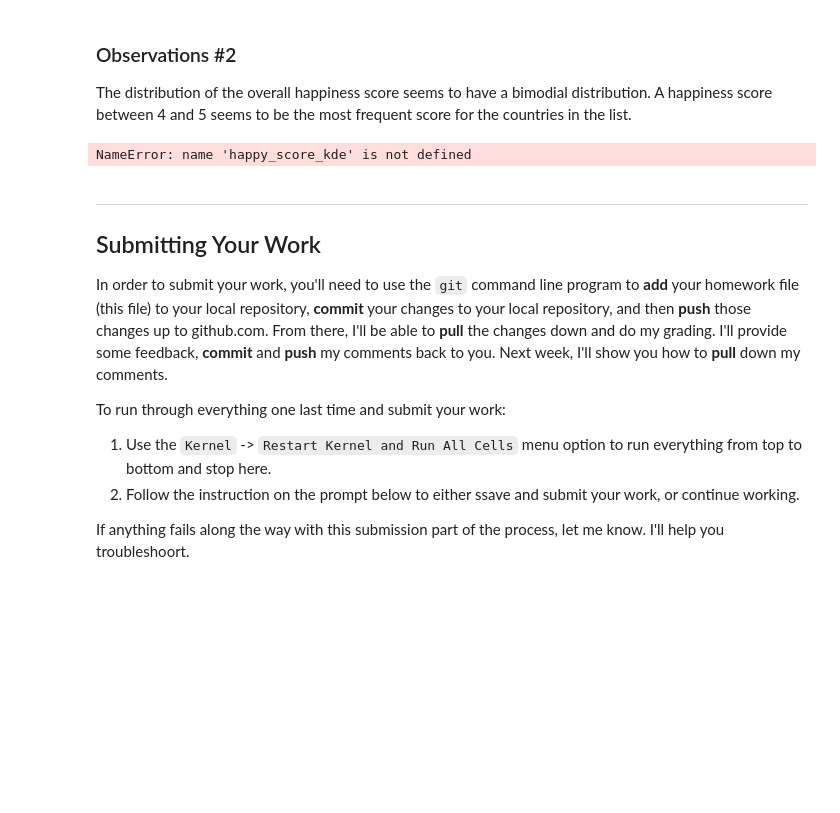
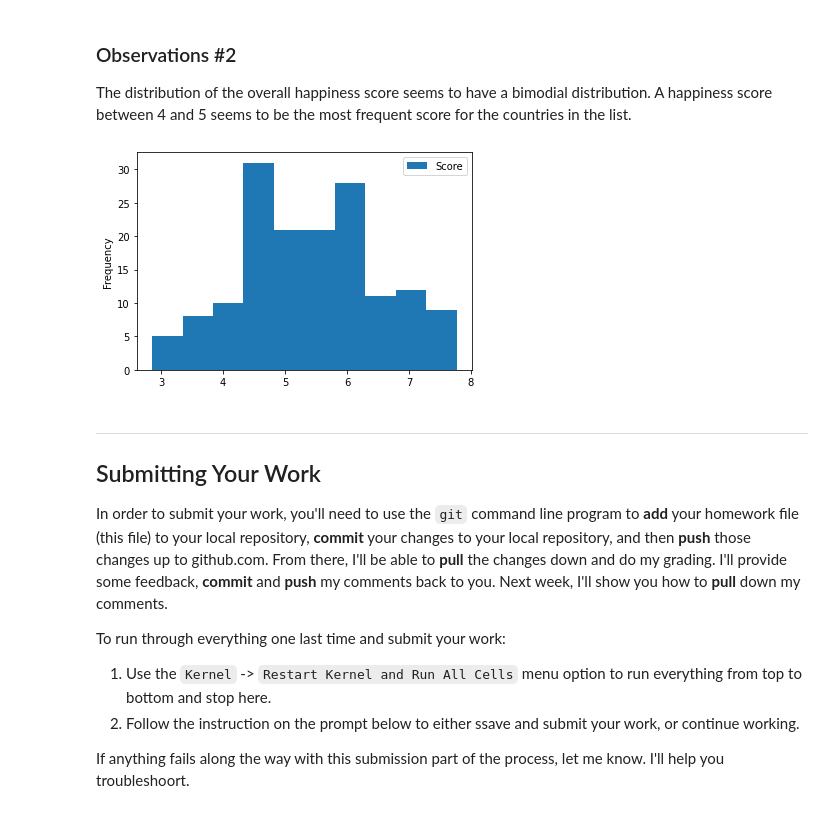
Before and after one commit to VineethMunigati/hds5210-2022, a Jupyter notebook: week10/week10_assignment_2.ipynb, the cells around one changed output. Cells and saved outputs as stored; diff of their text form; code cells hidden in the pictures; blank space fills up the shorter version.

```diff
--- a/week10/week10_assignment_2.ipynb
+++ b/week10/week10_assignment_2.ipynb
@@ -261,9 +261,9 @@ The distribution of the overall happiness score seems to have a bimodial distrib
 # %%
 happy_score_hist = happy_data[['Score']]
 # %%
-hist_graph = happy_score_kde.plot.hist()
+hist_graph = happy_score_hist.plot.hist()
 # %% [output]
-NameError: name 'happy_score_kde' is not defined
+[figure, added]
 # %% [markdown]
 
 
```
Also changed, not shown: parts of 2 cells of this notebook, 1 other file.
